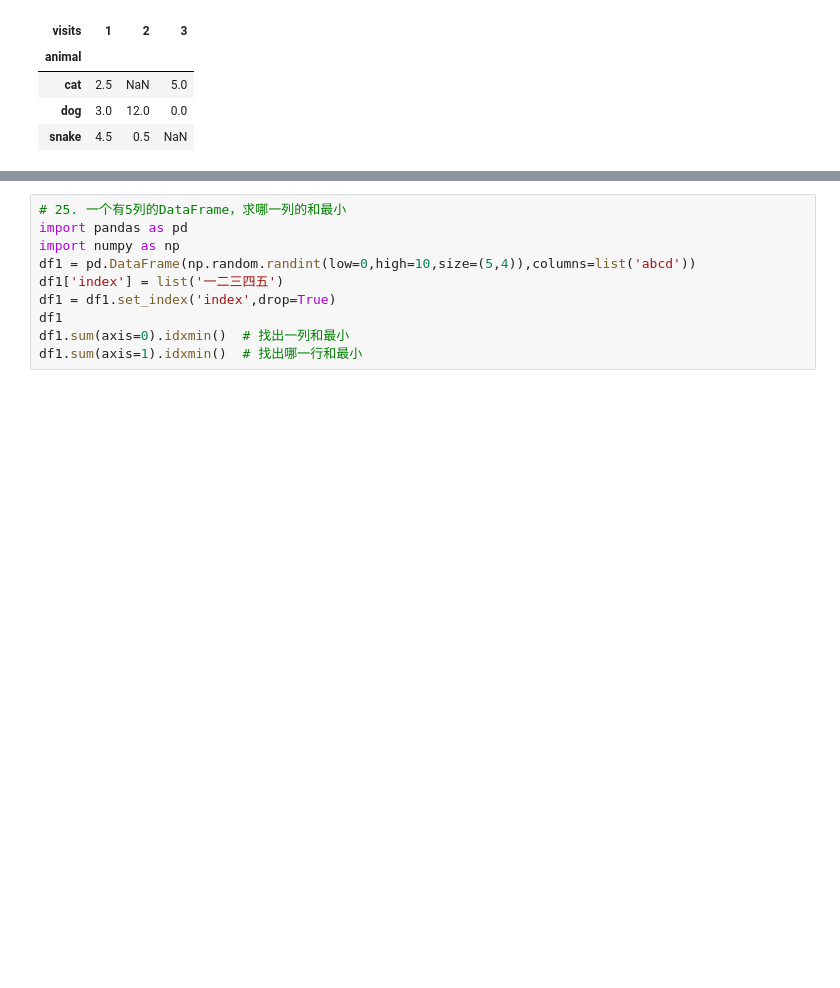
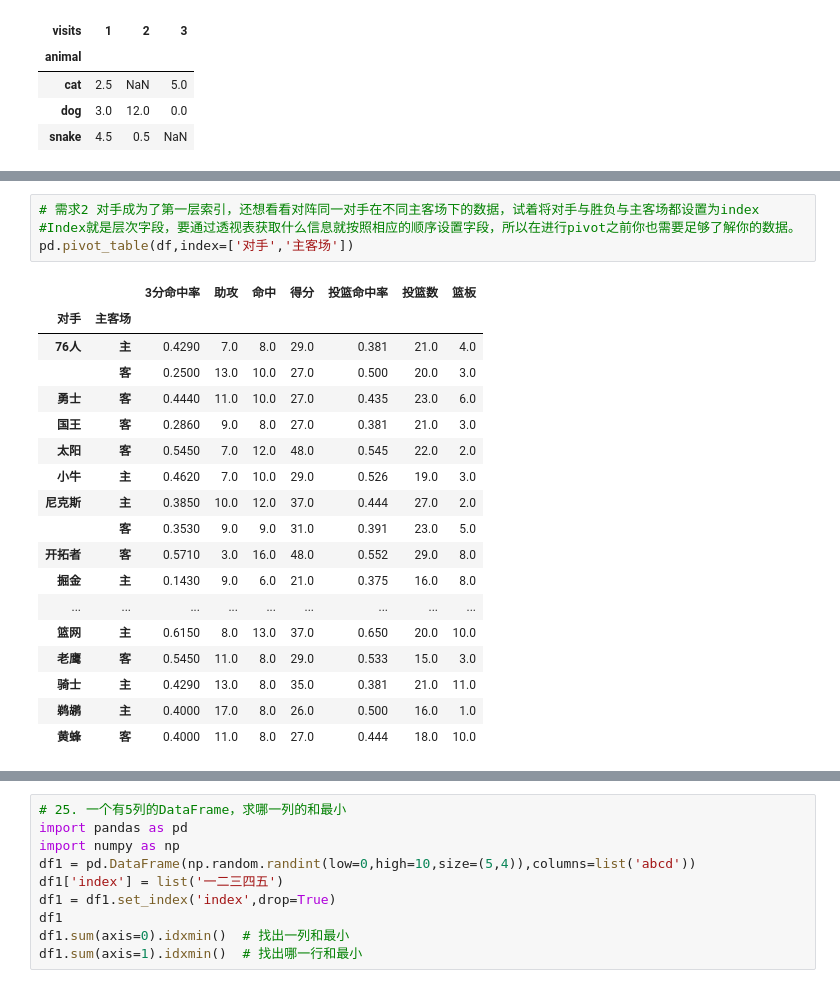
Before and after one commit to GuangwenSi/PDandNP, a Jupyter notebook: pandas学习.ipynb, the cells around one changed output, grey strips where cells are left out. Drawn from its saved outputs; the diff is of its cells as text; blank space fills up the shorter version.

```diff
--- a/pandas学习.ipynb
+++ b/pandas学习.ipynb
@@ -297,0 +320,23 @@ table
+# %%
+# 需求2 对手成为了第一层索引，还想看看对阵同一对手在不同主客场下的数据，试着将对手与胜负与主客场都设置为index
+#Index就是层次字段，要通过透视表获取什么信息就按照相应的顺序设置字段，所以在进行pivot之前你也需要足够了解你的数据。
+pd.pivot_table(df,index=['对手','主客场'])
+# %% [output]
+|  |  | 3分命中率 | 助攻 | 命中 | 得分 | 投篮命中率 | 投篮数 | 篮板 |
+| 对手 | 主客场 |  |  |  |  |  |  |  |
+| 76人 | 主 | 0.4290 | 7.0 | 8.0 | 29.0 | 0.381 | 21.0 | 4.0 |
+|  | 客 | 0.2500 | 13.0 | 10.0 | 27.0 | 0.500 | 20.0 | 3.0 |
+| 勇士 | 客 | 0.4440 | 11.0 | 10.0 | 27.0 | 0.435 | 23.0 | 6.0 |
+| 国王 | 客 | 0.2860 | 9.0 | 8.0 | 27.0 | 0.381 | 21.0 | 3.0 |
+| 太阳 | 客 | 0.5450 | 7.0 | 12.0 | 48.0 | 0.545 | 22.0 | 2.0 |
+| 小牛 | 主 | 0.4620 | 7.0 | 10.0 | 29.0 | 0.526 | 19.0 | 3.0 |
+| 尼克斯 | 主 | 0.3850 | 10.0 | 12.0 | 37.0 | 0.444 | 27.0 | 2.0 |
+|  | 客 | 0.3530 | 9.0 | 9.0 | 31.0 | 0.391 | 23.0 | 5.0 |
+| 开拓者 | 客 | 0.5710 | 3.0 | 16.0 | 48.0 | 0.552 | 29.0 | 8.0 |
+| 掘金 | 主 | 0.1430 | 9.0 | 6.0 | 21.0 | 0.375 | 16.0 | 8.0 |
+| ... | ... | ... | ... | ... | ... | ... | ... | ... |
+| 篮网 | 主 | 0.6150 | 8.0 | 13.0 | 37.0 | 0.650 | 20.0 | 10.0 |
+| 老鹰 | 客 | 0.5450 | 11.0 | 8.0 | 29.0 | 0.533 | 15.0 | 3.0 |
+| 骑士 | 主 | 0.4290 | 13.0 | 8.0 | 35.0 | 0.381 | 21.0 | 11.0 |
+| 鹈鹕 | 主 | 0.4000 | 17.0 | 8.0 | 26.0 | 0.500 | 16.0 | 1.0 |
+| 黄蜂 | 客 | 0.4000 | 11.0 | 8.0 | 27.0 | 0.444 | 18.0 | 10.0 |
```
Also changed, not shown: parts of 24 cells of this notebook.
